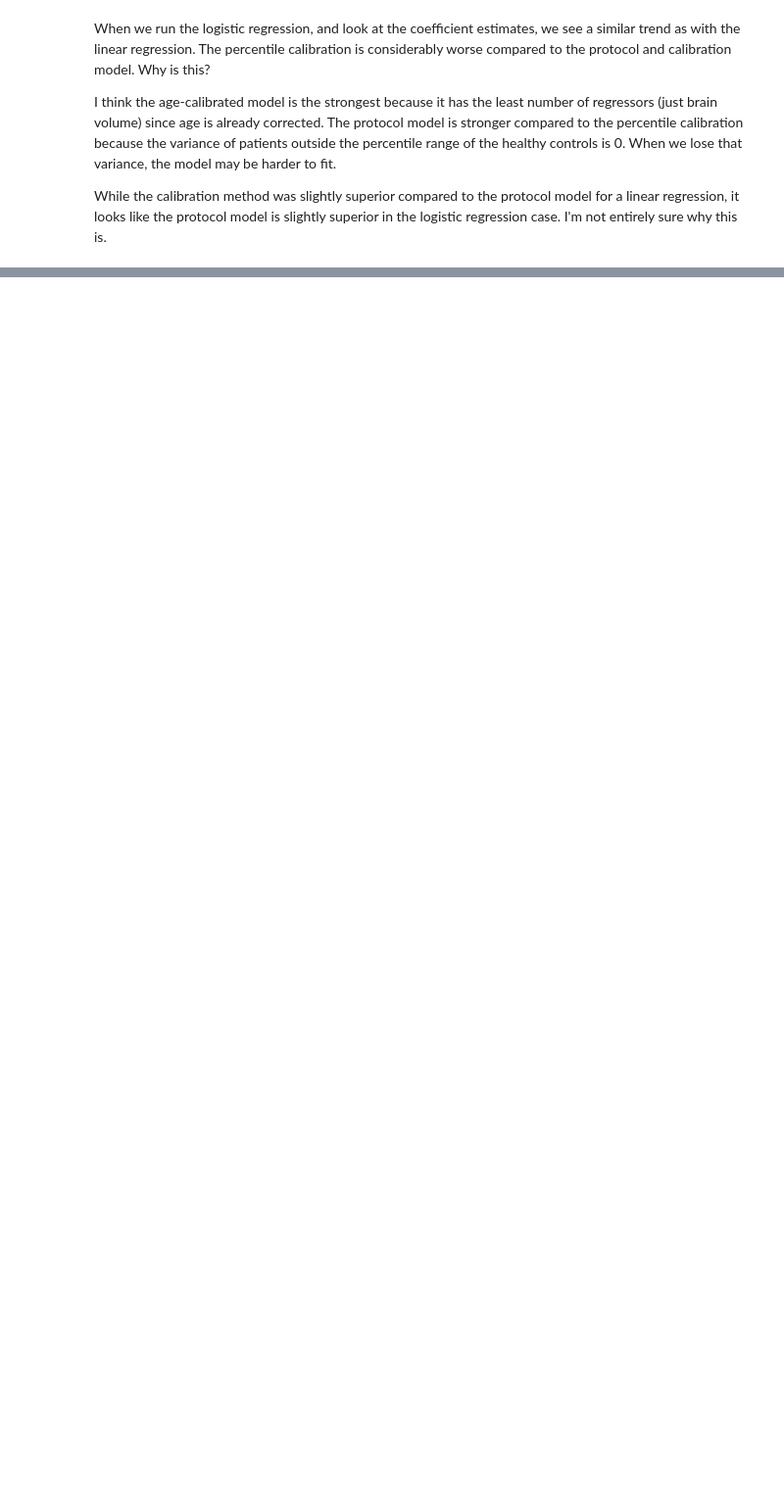
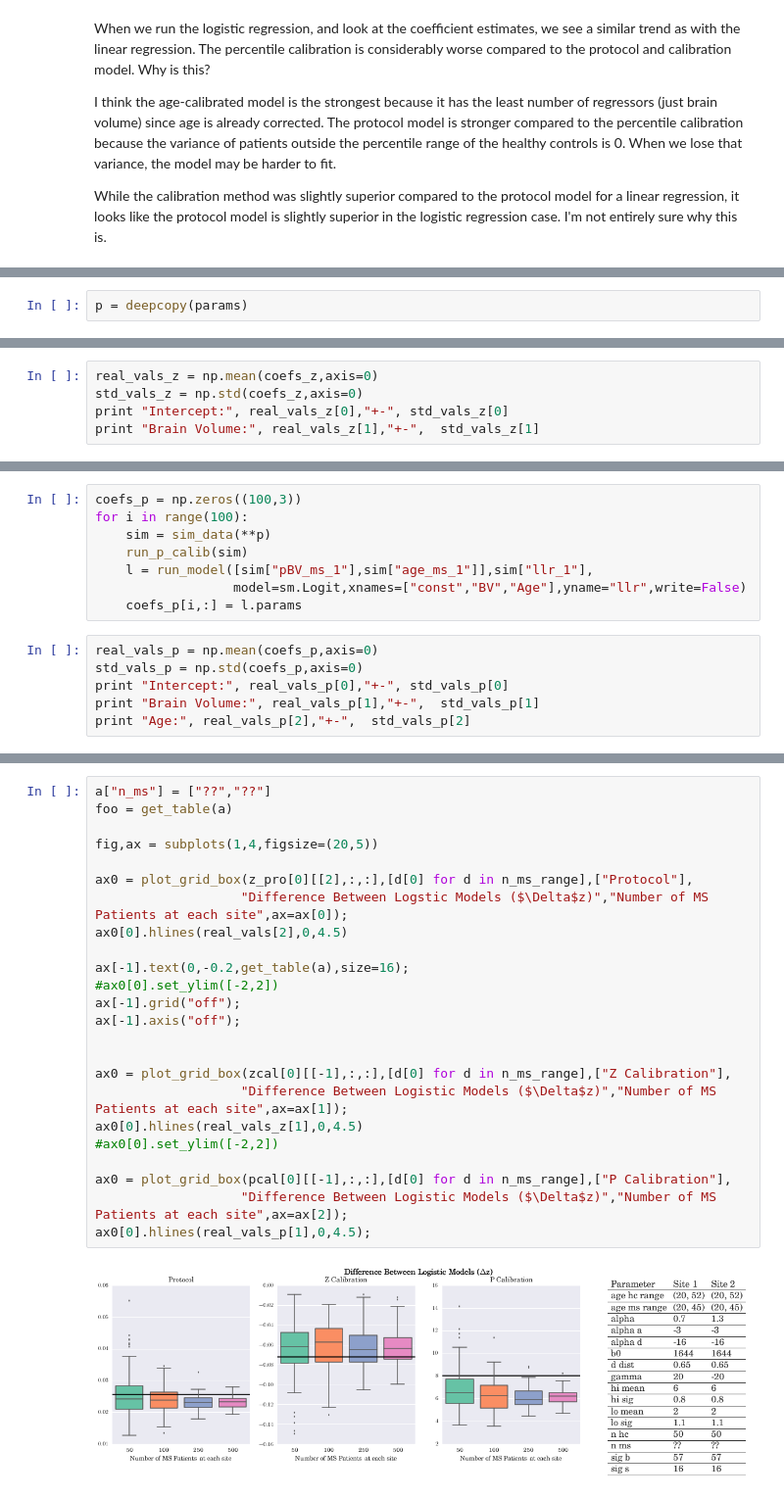
Before and after one commit to akeshavan/bioe_rotation3, a Jupyter notebook: notebooks/Logistic.ipynb, the cells around one changed output, grey strips where cells are left out. Shown at 98% size. Cells and saved outputs as stored; diff of their text form; blank space fills up the shorter version.

```diff
--- a/notebooks/Logistic.ipynb
+++ b/notebooks/Logistic.ipynb
@@ -353,0 +535,2 @@ While the calibration method was slightly superior compared to the protocol mode
+# %%
+p = deepcopy(params)
@@ -353,0 +598,5 @@ While the calibration method was slightly superior compared to the protocol mode
+# %%
+real_vals_z = np.mean(coefs_z,axis=0)
+std_vals_z = np.std(coefs_z,axis=0)
+print "Intercept:", real_vals_z[0],"+-", std_vals_z[0]
+print "Brain Volume:", real_vals_z[1],"+-",  std_vals_z[1]
@@ -353,0 +608,14 @@ While the calibration method was slightly superior compared to the protocol mode
+# %%
+coefs_p = np.zeros((100,3))
+for i in range(100):
+    sim = sim_data(**p)
+    run_p_calib(sim)
+    l = run_model([sim["pBV_ms_1"],sim["age_ms_1"]],sim["llr_1"],
+                  model=sm.Logit,xnames=["const","BV","Age"],yname="llr",write=False)
+    coefs_p[i,:] = l.params
+# %%
+real_vals_p = np.mean(coefs_p,axis=0)
+std_vals_p = np.std(coefs_p,axis=0)
+print "Intercept:", real_vals_p[0],"+-", std_vals_p[0]
+print "Brain Volume:", real_vals_p[1],"+-",  std_vals_p[1]
+print "Age:", real_vals_p[2],"+-",  std_vals_p[2]
@@ -353,0 +638,26 @@ While the calibration method was slightly superior compared to the protocol mode
+# %%
+a["n_ms"] = ["??","??"]
+foo = get_table(a)
+
+fig,ax = subplots(1,4,figsize=(20,5))
+
+ax0 = plot_grid_box(z_pro[0][[2],:,:],[d[0] for d in n_ms_range],["Protocol"],
+                   "Difference Between Logstic Models ($\Delta$z)","Number of MS Patients at each site",ax=ax[0]);
+ax0[0].hlines(real_vals[2],0,4.5)
+
+ax[-1].text(0,-0.2,get_table(a),size=16);
+#ax0[0].set_ylim([-2,2])
+ax[-1].grid("off");
+ax[-1].axis("off");
+
+
+ax0 = plot_grid_box(zcal[0][[-1],:,:],[d[0] for d in n_ms_range],["Z Calibration"],
+                   "Difference Between Logistic Models ($\Delta$z)","Number of MS Patients at each site",ax=ax[1]);
+ax0[0].hlines(real_vals_z[1],0,4.5)
+#ax0[0].set_ylim([-2,2])
+
+ax0 = plot_grid_box(pcal[0][[-1],:,:],[d[0] for d in n_ms_range],["P Calibration"],
+                   "Difference Between Logistic Models ($\Delta$z)","Number of MS Patients at each site",ax=ax[2]);
+ax0[0].hlines(real_vals_p[1],0,4.5);
+# %% [output]
+[figure, added]
```
Also changed, not shown: parts of 52 cells of this notebook, 2 other files.
